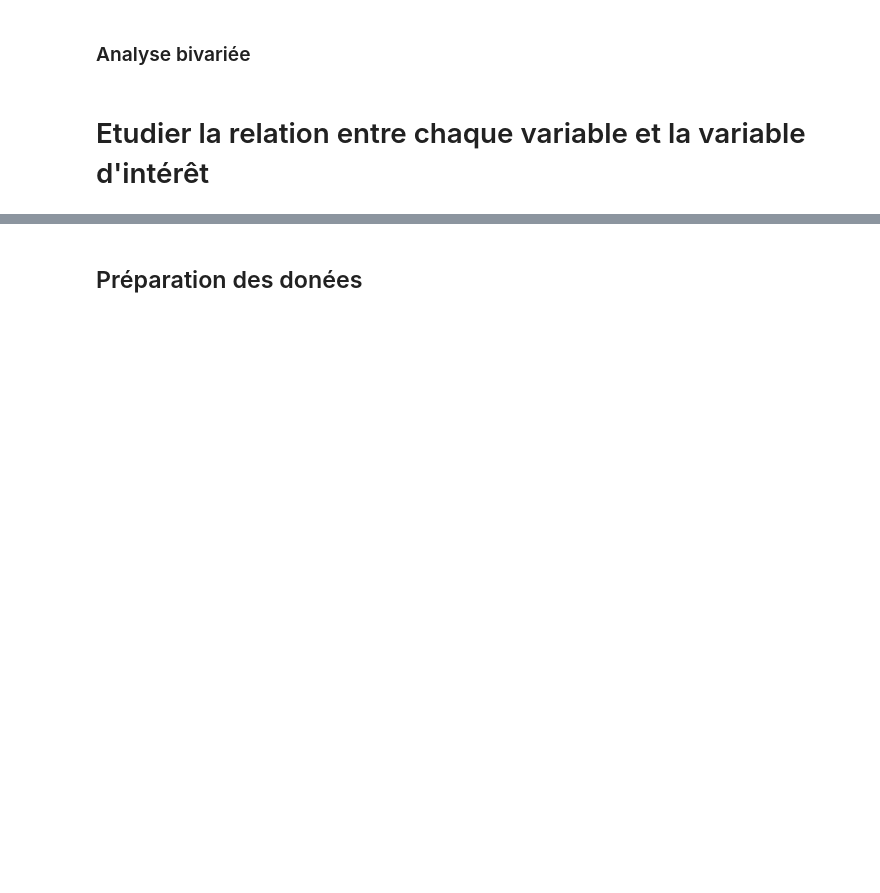
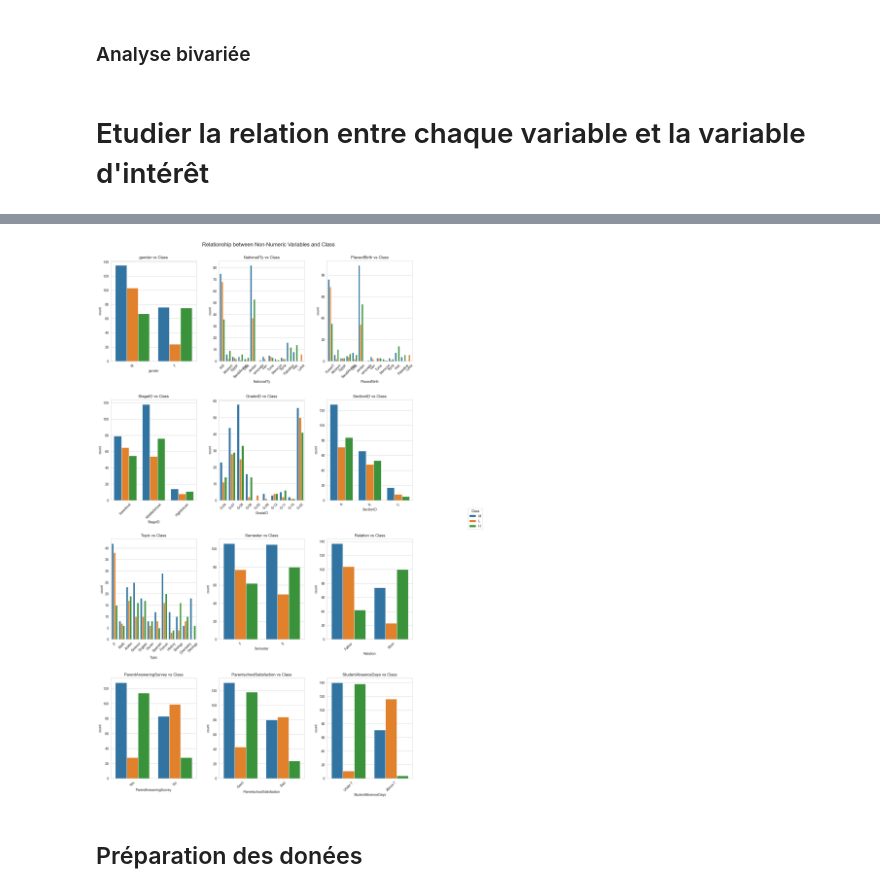
Before and after one commit to Staures92/Formation_Intermediaire, a Jupyter notebook: Machine Learning/1.2. Lab2 - Data Preprocessing - Student Performance Classification.ipynb, the cells around one changed output, grey strips where cells are left out. Saved outputs shown, nothing was run; the diff lists cells and outputs as text; code cells hidden in the pictures; blank space fills up the shorter version.

```diff
--- a/Machine Learning/1.2. Lab2 - Data Preprocessing - Student Performance Classification.ipynb
+++ b/Machine Learning/1.2. Lab2 - Data Preprocessing - Student Performance Classification.ipynb
@@ -180,3 +222,37 @@ plt.show()
+# %%
+
+# Select the explanatory variables (excluding the target variable)
+explanatory_df = education_df.drop("Class", axis=1)
+non_numeric_variables = explanatory_df.select_dtypes(exclude=[np.number]).columns
+
+
+# Create subplots for each variable
+fig, axes = plt.subplots(4, 3, figsize=(15, 24))
+fig.suptitle('Relationship between Non-Numeric Variables and Class', fontsize=16)
+
+# Flatten the axes array for easier iteration
+axes = axes.flatten()
+
+# Iterate over each explanatory variable and plot the relationship with the target variable
+for i, variable in enumerate(non_numeric_variables):
+    sns.countplot(education_df, x=variable, hue='Class', ax=axes[i])
+    axes[i].set_title(f"{variable} vs Class")
+    axes[i].tick_params(axis='x', rotation=45)
+    axes[i].legend().remove()  # Remove individual legends
+
+# Remove extra subplots
+for j in range(i+1, len(axes)):
+    fig.delaxes(axes[j])
+
+# Create a single legend
+handles, labels = axes[0].get_legend_handles_labels()
+fig.legend(handles, labels, title='Class', loc='center right', bbox_to_anchor=(1.1, 0.5))
+
+plt.tight_layout(pad=3)
+plt.subplots_adjust(right=0.9)  # Adjust to make room for the legend
+plt.show()
+# %% [output]
+[figure, added]
 # %% [markdown]
 ## Préparation des donées
 # %% [markdown]
```
Also changed, not shown: parts of 12 cells of this notebook.
